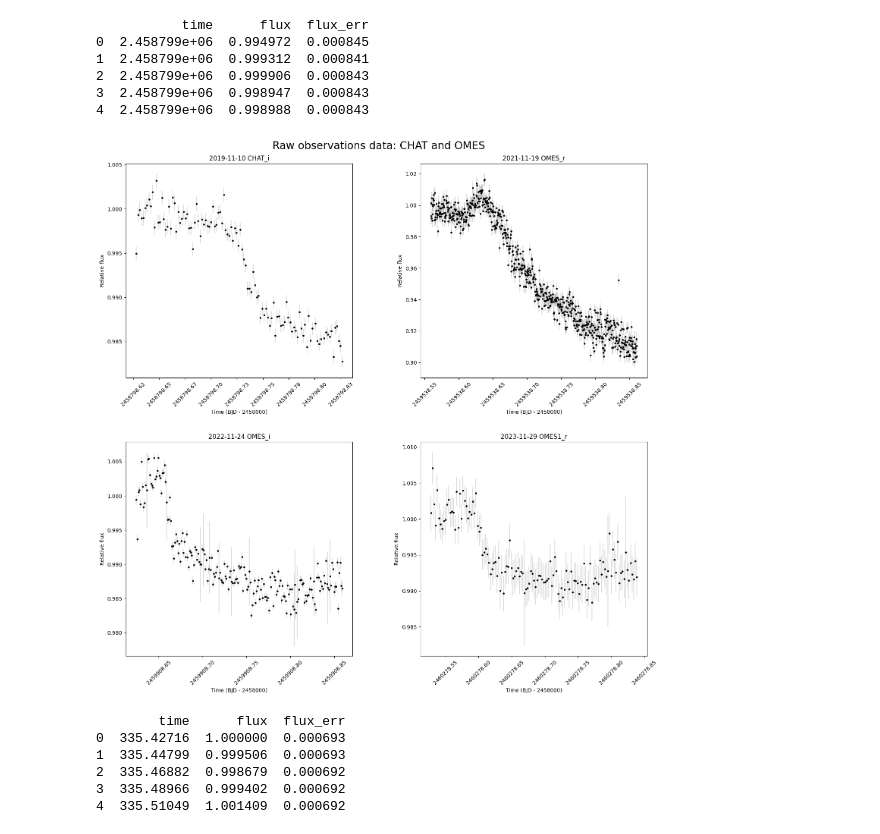
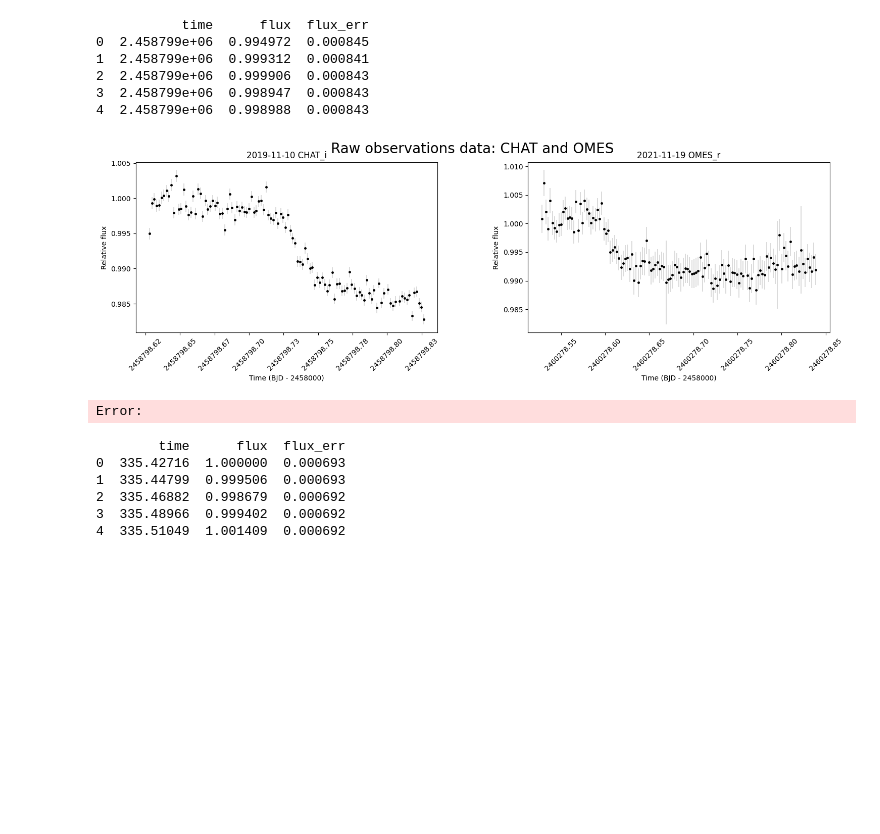
Before and after one commit to preller/asteptess-4409, a Jupyter notebook: support/raw_figures-v2save.ipynb, the cells around one changed output. Cells and saved outputs as stored; diff of their text form; code cells hidden in the pictures; blank space fills up the shorter version.

```diff
--- a/support/raw_figures-v2save.ipynb
+++ b/support/raw_figures-v2save.ipynb
@@ -63,7 +63,7 @@ df4['time'] = df4['time'].apply(lambda x: round(x, 5))
 # %%
 
 def plot_dataframes(dataframes, x_plots, y_plots, titles, main_title, x_label, y_label, save_path=None, round_val=1):
-    fig, axs = plt.subplots(x_plots, y_plots, figsize=(15, 15))
+    fig, axs = plt.subplots(x_plots, y_plots, figsize=(15, 5))
     axs = axs.ravel()  # flatten the array for easy iteration
 
     for i, df in enumerate(dataframes):
@@ -78,7 +78,7 @@ def plot_dataframes(dataframes, x_plots, y_plots, titles, main_title, x_label, y
         axs[i].tick_params(axis='x', labelrotation=45)
 
     plt.tight_layout()
-    plt.subplots_adjust(top=0.94, hspace=0.3, wspace=0.3)  # adjust top margin to 0.9
+    plt.subplots_adjust(top=0.90, hspace=0.3, wspace=0.3)  # adjust top margin to 0.9
     plt.suptitle(main_title, y=0.98, fontsize=20)  # adjust fontsize to 20
 
     if save_path is not None:
@@ -119,13 +119,14 @@ print(dfb1.head())
 3  2.458799e+06  0.998947  0.000843
 4  2.458799e+06  0.998988  0.000843
 # %%
-plot_dataframes([dfb1, dfb2, dfb3, dfb4], 2, 2,
+plot_dataframes([dfb1, dfb4], 1, 2,
                 ['2019-11-10 CHAT_i', '2021-11-19 OMES_r', '2022-11-24 OMES_i', '2023-11-29 OMES1_r'],
                 'Raw observations data: CHAT and OMES', 'Time (BJD - 2458000)', 'Relative flux',
-                SAVE_PATH + 'chat_omes_raw_data.png',
+                SAVE_PATH + 'chat_omes_raw_data2.png',
                 round_val=2)
 # %% [output]
-[figure, old version]
+[figure, new version]
+Error:
 # %%
 # Load the TESS data
 dfc1 = pd.read_csv('../data/tess-stitched/allesfitter_converted_2458/4409-tess-lightcurves-1800s.csv')
```
Also changed, not shown: parts of 1 cell of this notebook, 22 other files.
